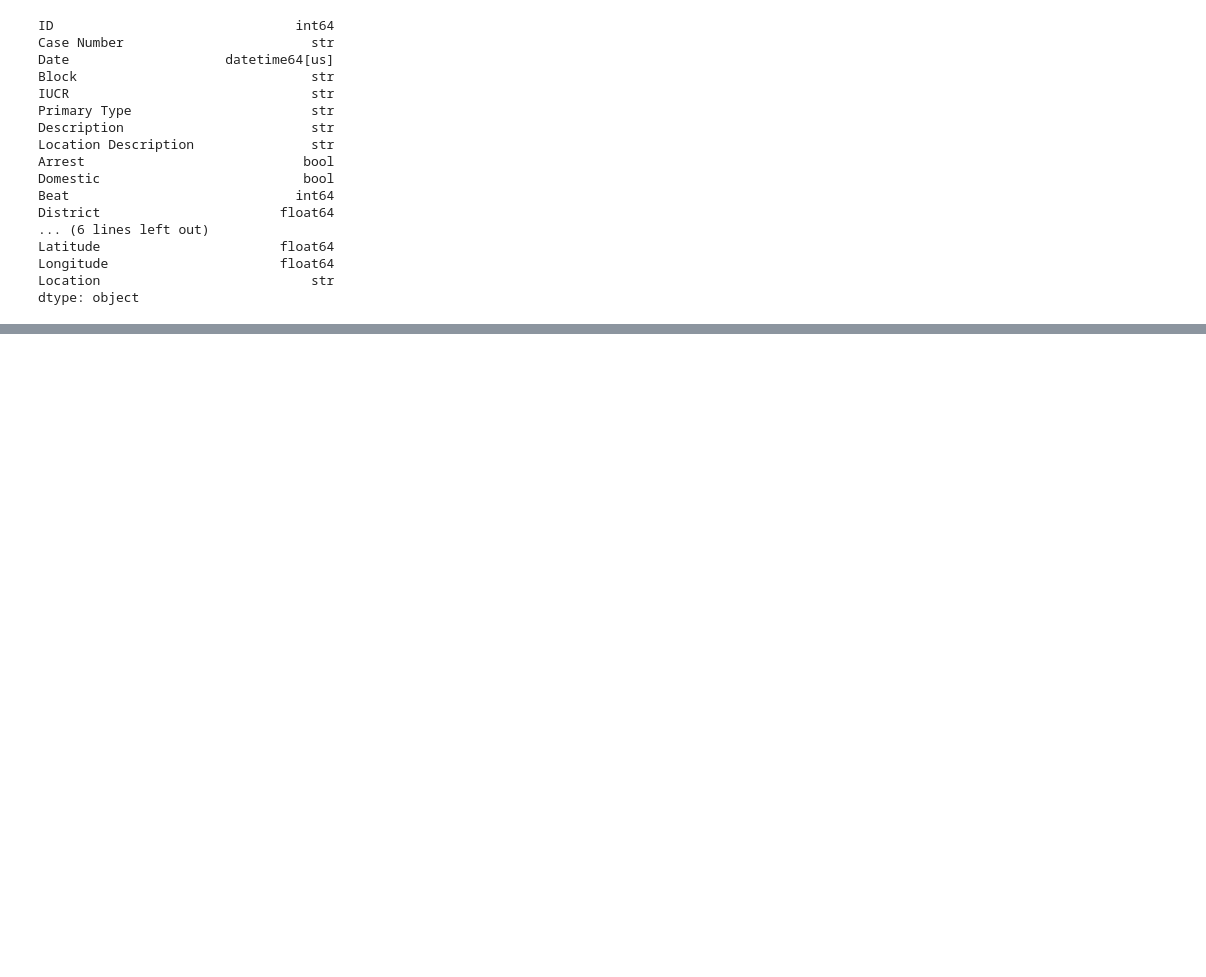
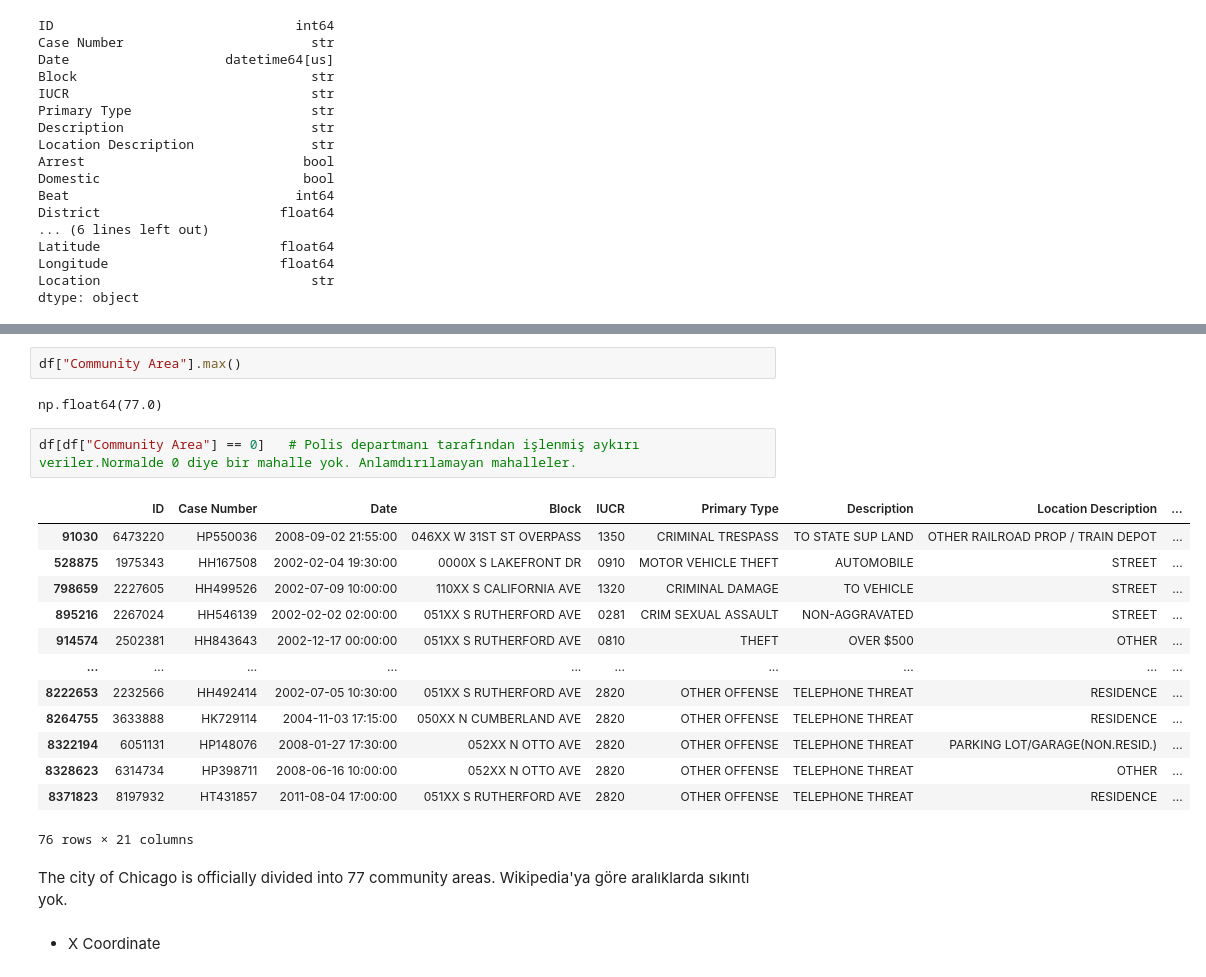
Before and after one commit to TahaSoylu44/Chicago_Crimes_Analysis, a Jupyter notebook: study_data.ipynb, the cells around one changed output, grey strips where cells are left out. Cells and saved outputs as stored; diff of their text form; blank space fills up the shorter version.

```diff
--- a/study_data.ipynb
+++ b/study_data.ipynb
@@ -511,0 +733,24 @@ df.to_parquet("analyzed_crime_data.parquet", index=False)
+# %%
+df["Community Area"].max()
+# %% [output]
+np.float64(77.0)
+# %%
+df[df["Community Area"] == 0]   # Polis departmanı tarafından işlenmiş aykırı veriler.Normalde 0 diye bir mahalle yok. Anlamdırılamayan mahalleler.
+# %% [output]
+|  | ID | Case Number | Date | Block | IUCR | Primary Type | Description | Location Description | ... |
+| 91030 | 6473220 | HP550036 | 2008-09-02 21:55:00 | 046XX W 31ST ST OVERPASS | 1350 | CRIMINAL TRESPASS | TO STATE SUP LAND | OTHER RAILROAD PROP / TRAIN DEPOT | ... |
+| 528875 | 1975343 | HH167508 | 2002-02-04 19:30:00 | 0000X S LAKEFRONT DR | 0910 | MOTOR VEHICLE THEFT | AUTOMOBILE | STREET | ... |
+| 798659 | 2227605 | HH499526 | 2002-07-09 10:00:00 | 110XX S CALIFORNIA AVE | 1320 | CRIMINAL DAMAGE | TO VEHICLE | STREET | ... |
+| 895216 | 2267024 | HH546139 | 2002-02-02 02:00:00 | 051XX S RUTHERFORD AVE | 0281 | CRIM SEXUAL ASSAULT | NON-AGGRAVATED | STREET | ... |
+| 914574 | 2502381 | HH843643 | 2002-12-17 00:00:00 | 051XX S RUTHERFORD AVE | 0810 | THEFT | OVER $500 | OTHER | ... |
+| ... | ... | ... | ... | ... | ... | ... | ... | ... | ... |
+| 8222653 | 2232566 | HH492414 | 2002-07-05 10:30:00 | 051XX S RUTHERFORD AVE | 2820 | OTHER OFFENSE | TELEPHONE THREAT | RESIDENCE | ... |
+| 8264755 | 3633888 | HK729114 | 2004-11-03 17:15:00 | 050XX N CUMBERLAND AVE | 2820 | OTHER OFFENSE | TELEPHONE THREAT | RESIDENCE | ... |
+| 8322194 | 6051131 | HP148076 | 2008-01-27 17:30:00 | 052XX N OTTO AVE | 2820 | OTHER OFFENSE | TELEPHONE THREAT | PARKING LOT/GARAGE(NON.RESID.) | ... |
+| 8328623 | 6314734 | HP398711 | 2008-06-16 10:00:00 | 052XX N OTTO AVE | 2820 | OTHER OFFENSE | TELEPHONE THREAT | OTHER | ... |
+| 8371823 | 8197932 | HT431857 | 2011-08-04 17:00:00 | 051XX S RUTHERFORD AVE | 2820 | OTHER OFFENSE | TELEPHONE THREAT | RESIDENCE | ... |
+76 rows × 21 columns
+# %% [markdown]
+The city of Chicago is officially divided into 77 community areas. Wikipedia'ya göre aralıklarda sıkıntı yok.
+# %% [markdown]
+- X Coordinate
```
Also changed, not shown: parts of 58 cells of this notebook.
